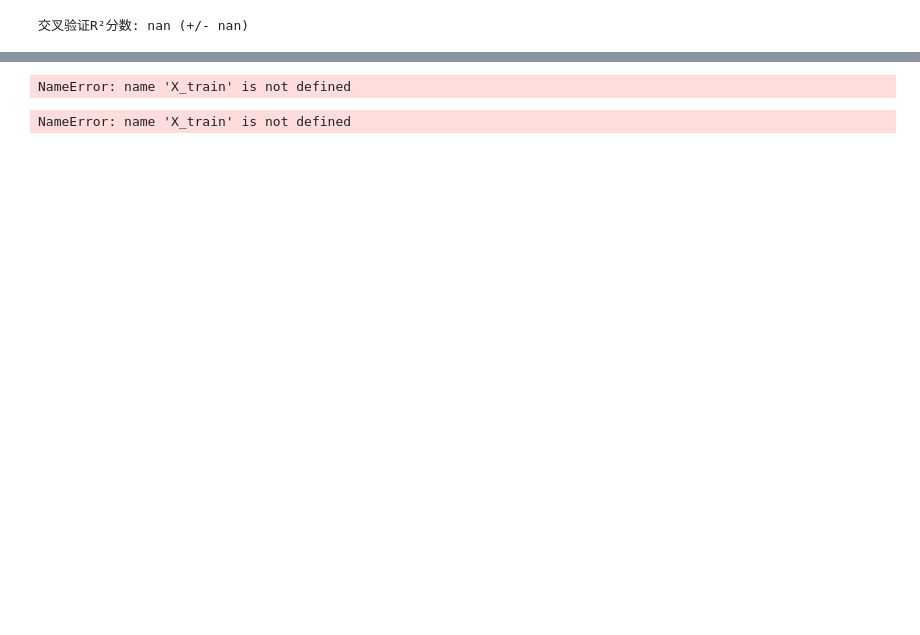
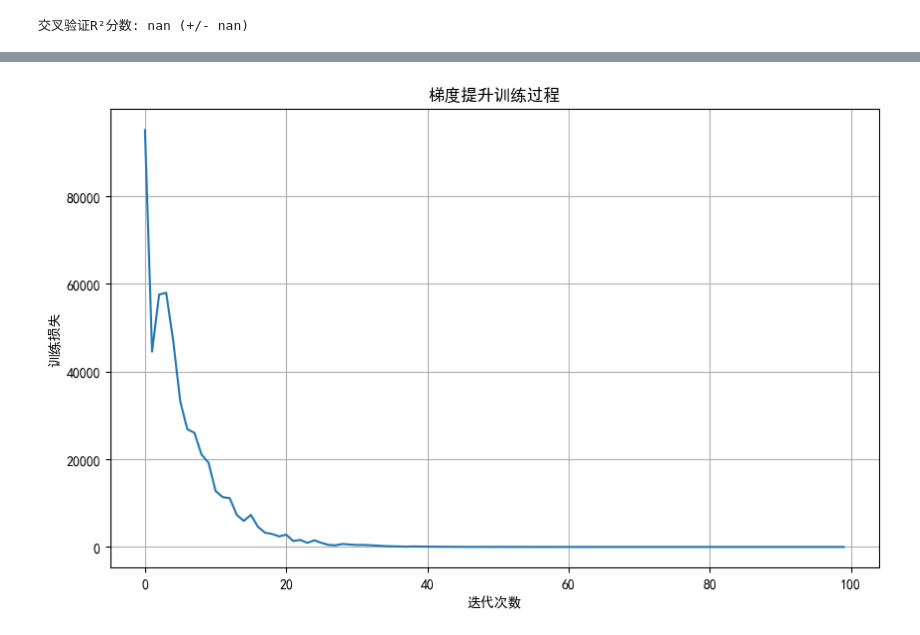
Before and after one commit to im47cn/im47cn.github.io, a Jupyter notebook: assets/notebook/regression.ipynb, the cells around one changed output, grey strips where cells are left out. Drawn from its saved outputs; the diff is of its cells as text; code cells hidden in the pictures; blank space fills up the shorter version.

```diff
--- a/assets/notebook/regression.ipynb
+++ b/assets/notebook/regression.ipynb
@@ -146,43 +172,36 @@ NameError: name 'X_train' is not defined
 # %%
 from sklearn.ensemble import GradientBoostingRegressor
-from sklearn.model_selection import learning_curve
 
 # 创建GBM模型
 gbm = GradientBoostingRegressor(
-    n_estimators=100,
-    learning_rate=0.1,
-    max_depth=3,
-    subsample=0.8,
+    n_estimators=100,   # 迭代次数
+    learning_rate=0.1,  # 学习率
+    max_depth=3,        # 树的深度
+    subsample=0.8,      # 使用80%的样本训练每棵树
     random_state=42
 )
 
-# 训练模型
-gbm.fit(X_train, y_train)
+# 训练模型并分析学习过程
+gbm.fit(X, y)
 
-# 分析学习过程
-train_sizes, train_scores, test_scores = learning_curve(
-    gbm, X_train, y_train, cv=5,
-    train_sizes=np.linspace(0.1, 1.0, 10)
-)
-
-# 可视化学习曲线
-plt.plot(train_sizes, train_scores.mean(axis=1), label='训练集得分')
-plt.plot(train_sizes, test_scores.mean(axis=1), label='验证集得分')
-plt.xlabel('训练样本数')
-plt.ylabel('模型得分')
-plt.title('学习曲线分析')
-plt.legend()
+# 可视化训练过程
+plt.figure(figsize=(10, 6))
+plt.plot(gbm.train_score_)
+plt.xlabel('迭代次数')
+plt.ylabel('训练损失')
+plt.title('梯度提升训练过程')
+plt.grid(True)
 plt.show()
 # %% [output]
-NameError: name 'X_train' is not defined
+[figure, added]
 # %%
 from sklearn.svm import SVR
 from sklearn.preprocessing import StandardScaler
 
-# 数据预处理
+# 数据标准化
 scaler = StandardScaler()
-X_scaled = scaler.fit_transform(X_train)
-y_scaled = scaler.fit_transform(y_train.reshape(-1, 1)).ravel()
+X_scaled = scaler.fit_transform(X)
+y_scaled = scaler.fit_transform(y.reshape(-1, 1)).ravel()
 
 # 创建SVR模型
 svr = SVR(
@@ -198,5 +217,3 @@ svr.fit(X_scaled, y_scaled)
 # 预测并还原结果
 y_pred = svr.predict(scaler.transform(X_test))
 y_pred = scaler.inverse_transform(y_pred.reshape(-1, 1)).ravel()
-# %% [output]
-NameError: name 'X_train' is not defined
```
Also changed, not shown: parts of 6 cells of this notebook, 3 other files.
